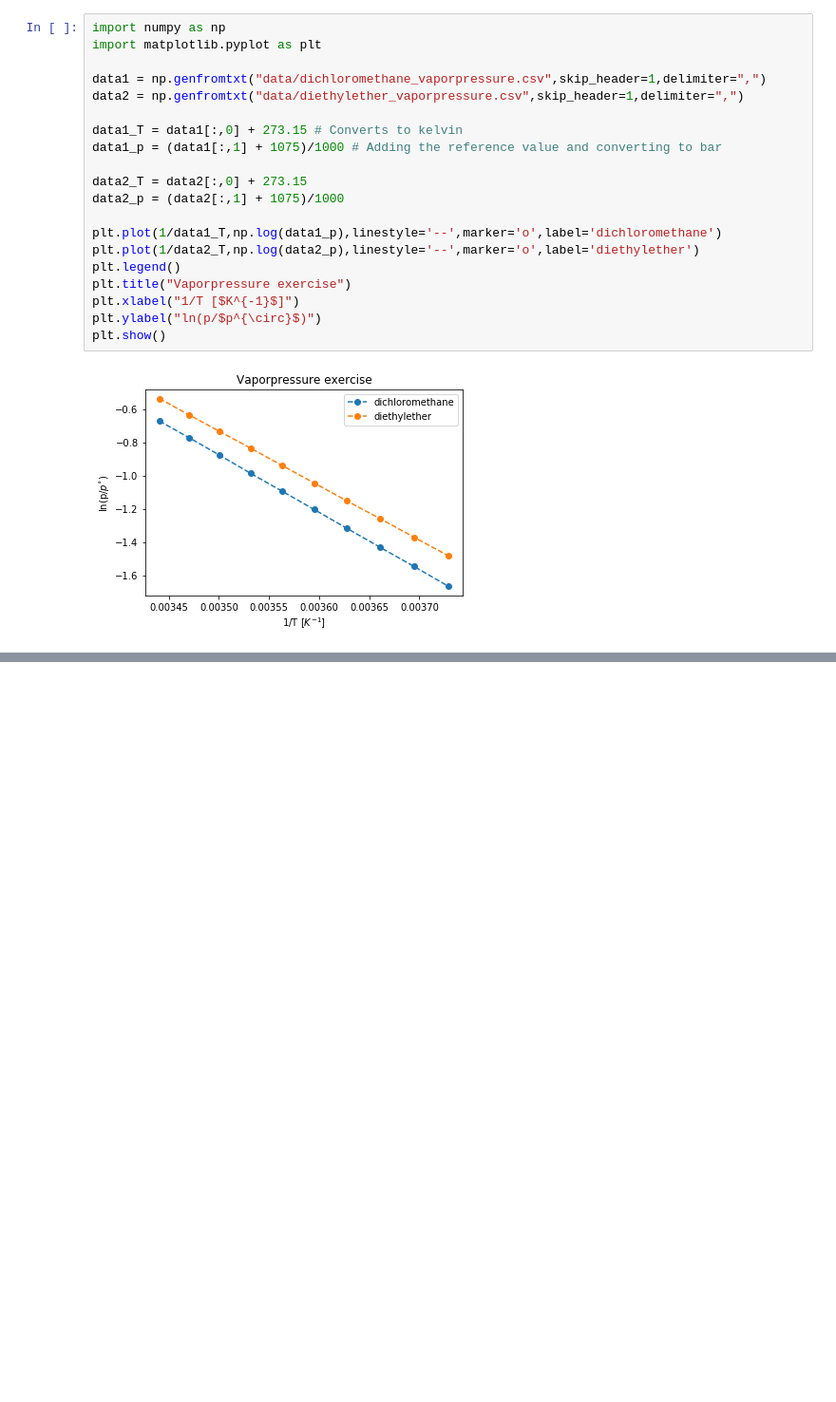
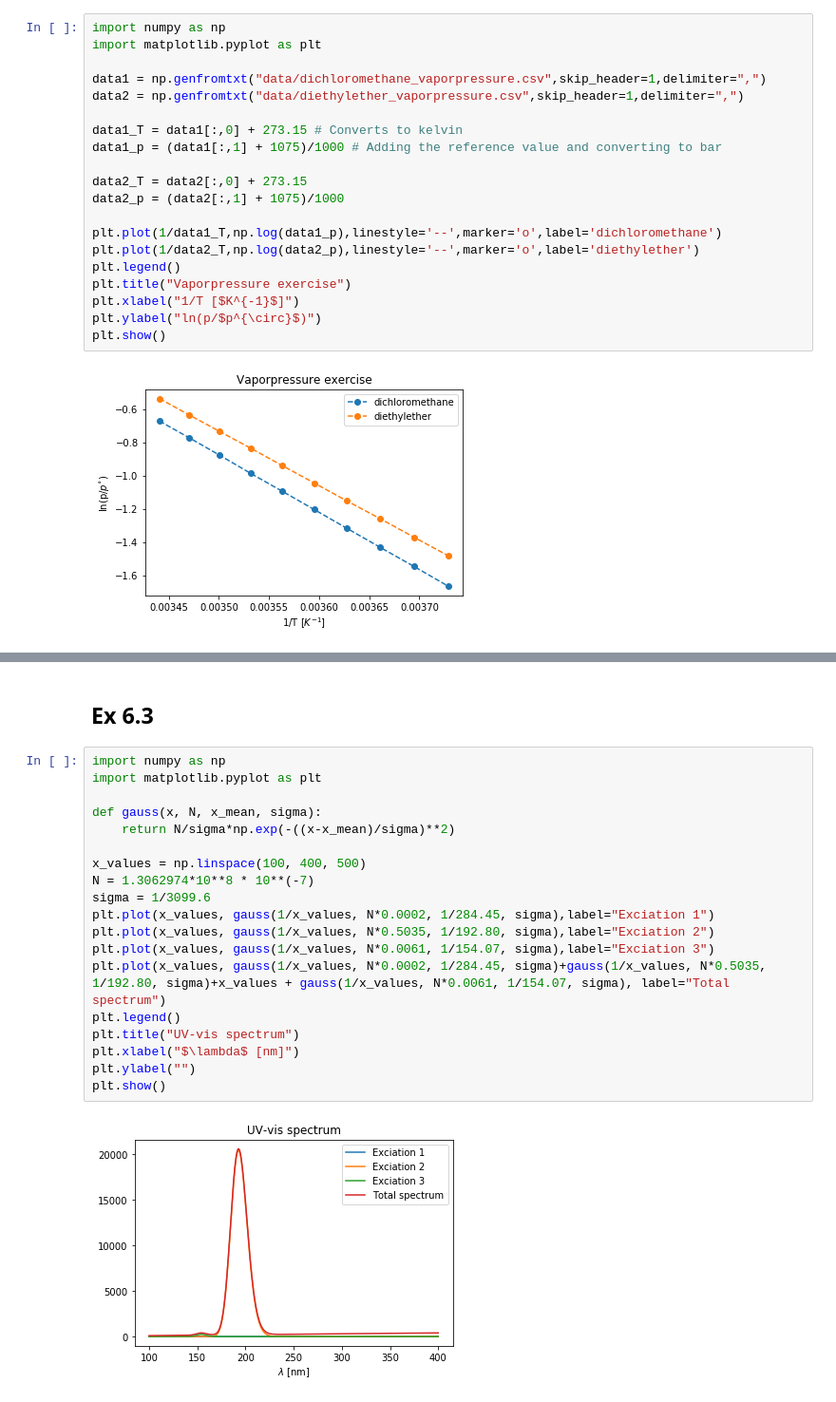
Before and after one commit to Melisius/Scientific-Python-for-Chemists-SDU, a Jupyter notebook: notebooks/Solutions_6.ipynb, the cells around one changed output, grey strips where cells are left out. Shown: that part at 95% size. Drawn from its saved outputs; the diff is of its cells as text; blank space fills up the shorter version.

```diff
--- a/notebooks/Solutions_6.ipynb
+++ b/notebooks/Solutions_6.ipynb
@@ -37,0 +63,23 @@ array([[  17.5, -564. ],
+# %% [markdown]
+## Ex 6.3
+# %%
+import numpy as np
+import matplotlib.pyplot as plt
+
+def gauss(x, N, x_mean, sigma):
+    return N/sigma*np.exp(-((x-x_mean)/sigma)**2)
+
+x_values = np.linspace(100, 400, 500)
+N = 1.3062974*10**8 * 10**(-7)
+sigma = 1/3099.6
+plt.plot(x_values, gauss(1/x_values, N*0.0002, 1/284.45, sigma),label="Exciation 1")
+plt.plot(x_values, gauss(1/x_values, N*0.5035, 1/192.80, sigma),label="Exciation 2")
+plt.plot(x_values, gauss(1/x_values, N*0.0061, 1/154.07, sigma),label="Exciation 3")
+plt.plot(x_values, gauss(1/x_values, N*0.0002, 1/284.45, sigma)+gauss(1/x_values, N*0.5035, 1/192.80, sigma)+x_values + gauss(1/x_values, N*0.0061, 1/154.07, sigma), label="Total spectrum")
+plt.legend()
+plt.title("UV-vis spectrum")
+plt.xlabel("$\lambda$ [nm]")
+plt.ylabel("")
+plt.show()
+# %% [output]
+[figure, added]
```
Also changed, not shown: parts of 4 cells of this notebook, 2 other files.
